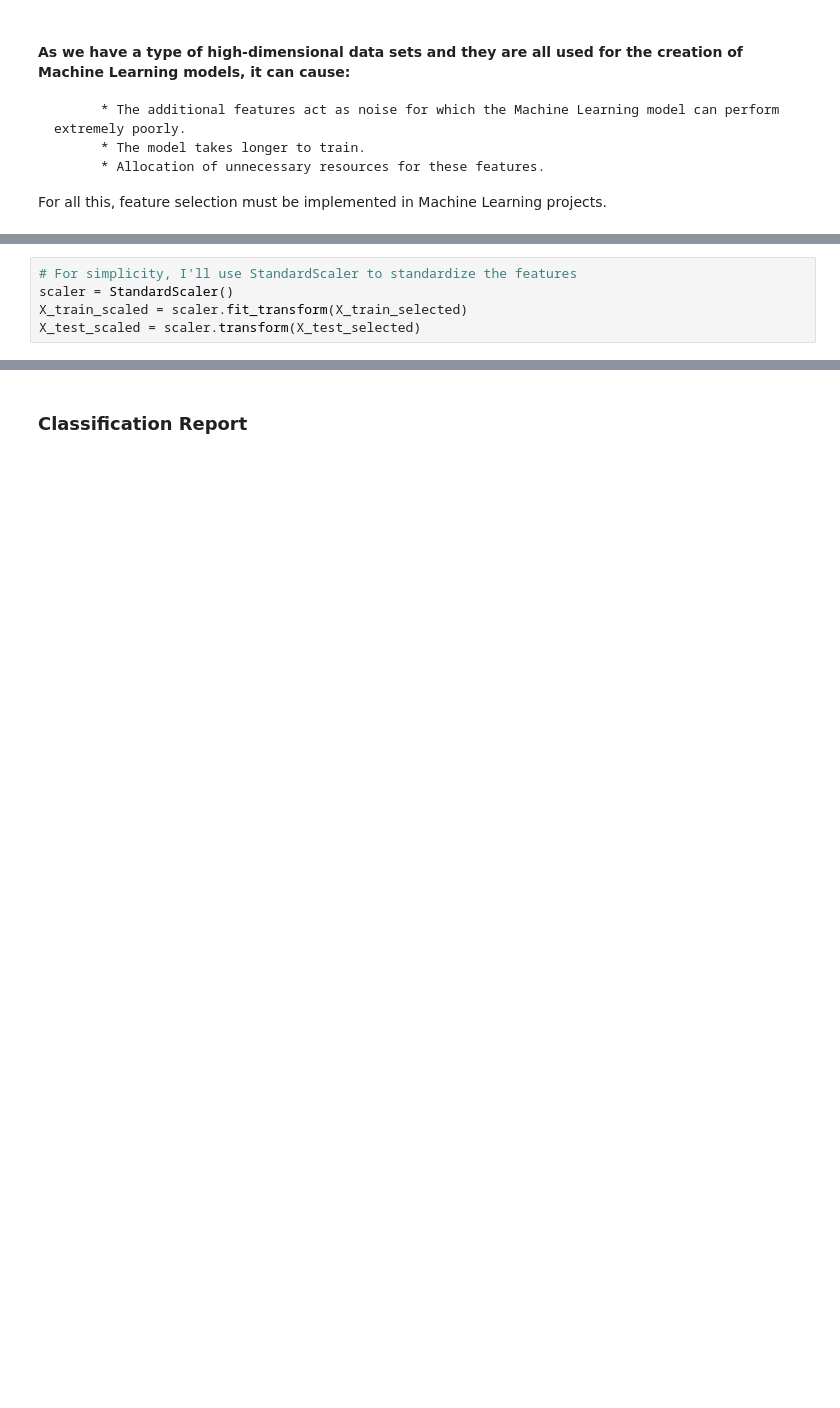
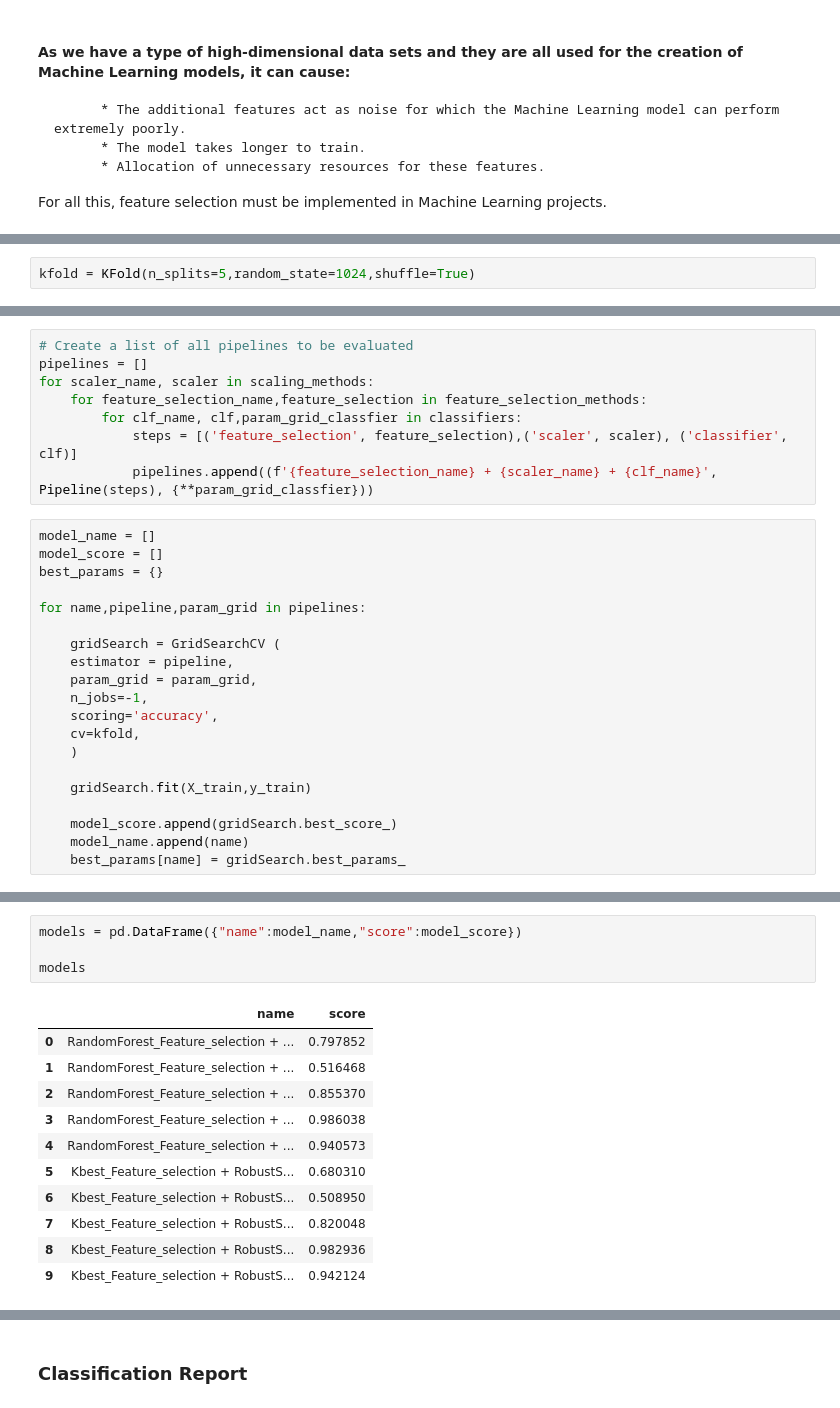
Before and after one commit to brero12/csis3290-Project03, a Jupyter notebook: Project03.ipynb, the cells around one changed output, grey strips where cells are left out. Saved outputs shown, nothing was run; the diff lists cells and outputs as text; blank space fills up the shorter version.

```diff
--- a/Project03.ipynb
+++ b/Project03.ipynb
@@ -325,5 +231,0 @@ y_train_selected, y_test_selected = train_test_split(X_selected, Y_selected, tes
-# %%
-# For simplicity, I'll use StandardScaler to standardize the features
-scaler = StandardScaler()
-X_train_scaled = scaler.fit_transform(X_train_selected)
-X_test_scaled = scaler.transform(X_test_selected)
@@ -339,0 +232,2 @@ RandomForestClassifier(random_state=42)
+# %%
+kfold = KFold(n_splits=5,random_state=1024,shuffle=True)
@@ -339,0 +254,28 @@ RandomForestClassifier(random_state=42)
+# %%
+# Create a list of all pipelines to be evaluated
+pipelines = []
+for scaler_name, scaler in scaling_methods:
+    for feature_selection_name,feature_selection in feature_selection_methods:
+        for clf_name, clf,param_grid_classfier in classifiers:
+            steps = [('feature_selection', feature_selection),('scaler', scaler), ('classifier', clf)]
+            pipelines.append((f'{feature_selection_name} + {scaler_name} + {clf_name}', Pipeline(steps), {**param_grid_classfier}))
+# %%
+model_name = []
+model_score = []
+best_params = {}
+
+for name,pipeline,param_grid in pipelines:
+
+    gridSearch = GridSearchCV (
+    estimator = pipeline,
+    param_grid = param_grid,
+    n_jobs=-1,
+    scoring='accuracy',
+    cv=kfold,
+    )
+
+    gridSearch.fit(X_train,y_train)
+
+    model_score.append(gridSearch.best_score_)
+    model_name.append(name)
+    best_params[name] = gridSearch.best_params_
@@ -339,0 +300,16 @@ RandomForestClassifier(random_state=42)
+# %%
+models = pd.DataFrame({"name":model_name,"score":model_score})
+
+models
+# %% [output]
+|  | name | score |
+| 0 | RandomForest_Feature_selection + ... | 0.797852 |
+| 1 | RandomForest_Feature_selection + ... | 0.516468 |
+| 2 | RandomForest_Feature_selection + ... | 0.855370 |
+| 3 | RandomForest_Feature_selection + ... | 0.986038 |
+| 4 | RandomForest_Feature_selection + ... | 0.940573 |
+| 5 | Kbest_Feature_selection + RobustS... | 0.680310 |
+| 6 | Kbest_Feature_selection + RobustS... | 0.508950 |
+| 7 | Kbest_Feature_selection + RobustS... | 0.820048 |
+| 8 | Kbest_Feature_selection + RobustS... | 0.982936 |
+| 9 | Kbest_Feature_selection + RobustS... | 0.942124 |
```
Also changed, not shown: parts of 30 cells of this notebook, 1 other file.
